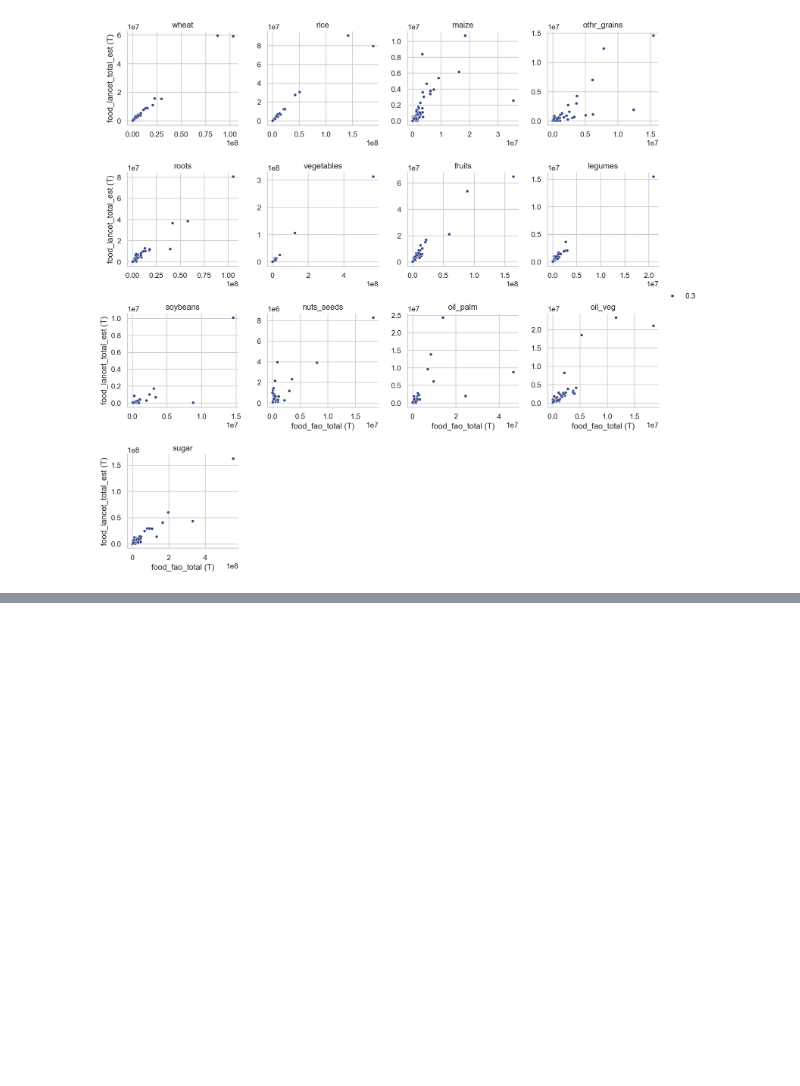
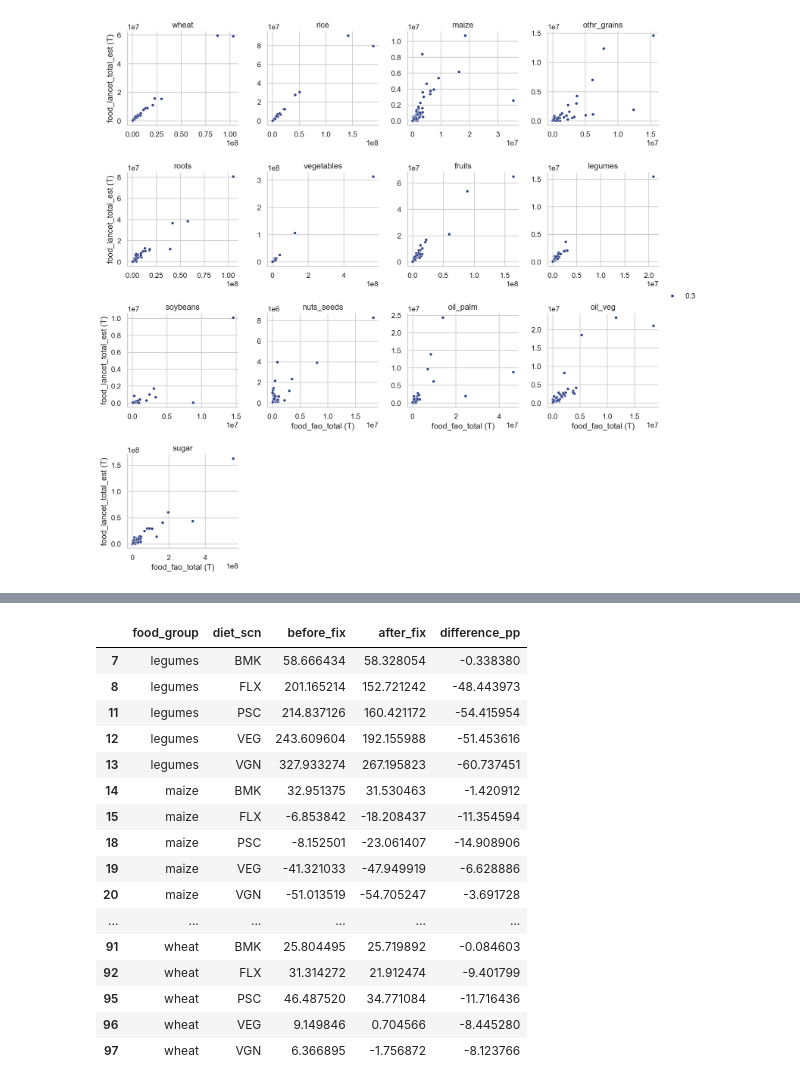
Before and after one commit to shrutijain90/future_food_scenarios, a Jupyter notebook: future_trade/data_inputs/feed_and_other.ipynb, the cells around one changed output, grey strips where cells are left out. Saved outputs shown, nothing was run; the diff lists cells and outputs as text; code cells hidden in the pictures; blank space fills up the shorter version.

```diff
--- a/future_trade/data_inputs/feed_and_other.ipynb
+++ b/future_trade/data_inputs/feed_and_other.ipynb
@@ -805,3 +909,44 @@ dtype: float64
 # feed and other not estimated for other crop
 # not sure if we should use other based on FAO or the one estimated with lancet data
 cons_g.to_csv('../../OPSIS/Data/Future_production_demand_data/demand_scn_food_feed_other.csv', index=False)
+# %%
+# how much the feed fixes changed demand
+def implied_demand_change(path):
+    d = pd.read_csv(path)
+    d = d[(d['kcal_scn']=='2500kcal') & (d['year'].isin([2020, 2050]))].copy()
+    d['q'] = d['food_lancet_total_est'] + d['feed_lancet_total_est'] + d['other_lancet_total_est']
+    d.loc[d['q']==0, 'q'] = 1
+    p = d.pivot_table(index=['region', 'food_group', 'diet_scn'], columns='year', values='q').reset_index()
+    base = d[d['year']==2020][['region', 'food_group', 'diet_scn', 'domestic_supply_fao_total']]
+    p = p.merge(base)
+    p['ratio'] = (p[2050] / p[2020]).clip(upper=2000)
+    p['q2050'] = p['domestic_supply_fao_total'] * p['ratio']
+    g = p.groupby(['food_group', 'diet_scn'])[['domestic_supply_fao_total', 'q2050']].sum()
+    return (100 * (g['q2050'] / g['domestic_supply_fao_total'] - 1)).rename('change_2020_2050_%')
+
+base_dir = '../../OPSIS/Data/Future_production_demand_data/'
+OLD_FILE = base_dir + 'demand_scn_food_feed_other_old_can_delete.csv'   # <- your backup
+impact = pd.concat([implied_demand_change(OLD_FILE).rename('before_fix'),
+                    implied_demand_change(base_dir + 'demand_scn_food_feed_other.csv').rename('after_fix')], axis=1)
+impact['difference_pp'] = impact['after_fix'] - impact['before_fix']
+impact = impact.reset_index()
+impact[impact['food_group'].isin(['maize', 'soybeans', 'othr_grains', 'wheat', 'legumes', 'roots', 'rice'])
+    & (impact['diet_scn'].isin(['BMK', 'FLX', 'PSC', 'VEG', 'VGN']))]
+# %% [output]
+|  | food_group | diet_scn | before_fix | after_fix | difference_pp |
+| 7 | legumes | BMK | 58.666434 | 58.328054 | -0.338380 |
+| 8 | legumes | FLX | 201.165214 | 152.721242 | -48.443973 |
+| 11 | legumes | PSC | 214.837126 | 160.421172 | -54.415954 |
+| 12 | legumes | VEG | 243.609604 | 192.155988 | -51.453616 |
+| 13 | legumes | VGN | 327.933274 | 267.195823 | -60.737451 |
+| 14 | maize | BMK | 32.951375 | 31.530463 | -1.420912 |
+| 15 | maize | FLX | -6.853842 | -18.208437 | -11.354594 |
+| 18 | maize | PSC | -8.152501 | -23.061407 | -14.908906 |
+| 19 | maize | VEG | -41.321033 | -47.949919 | -6.628886 |
+| 20 | maize | VGN | -51.013519 | -54.705247 | -3.691728 |
+| ... | ... | ... | ... | ... | ... |
+| 91 | wheat | BMK | 25.804495 | 25.719892 | -0.084603 |
+| 92 | wheat | FLX | 31.314272 | 21.912474 | -9.401799 |
+| 95 | wheat | PSC | 46.487520 | 34.771084 | -11.716436 |
+| 96 | wheat | VEG | 9.149846 | 0.704566 | -8.445280 |
+| 97 | wheat | VGN | 6.366895 | -1.756872 | -8.123766 |
```
Also changed, not shown: parts of 19 cells of this notebook.
